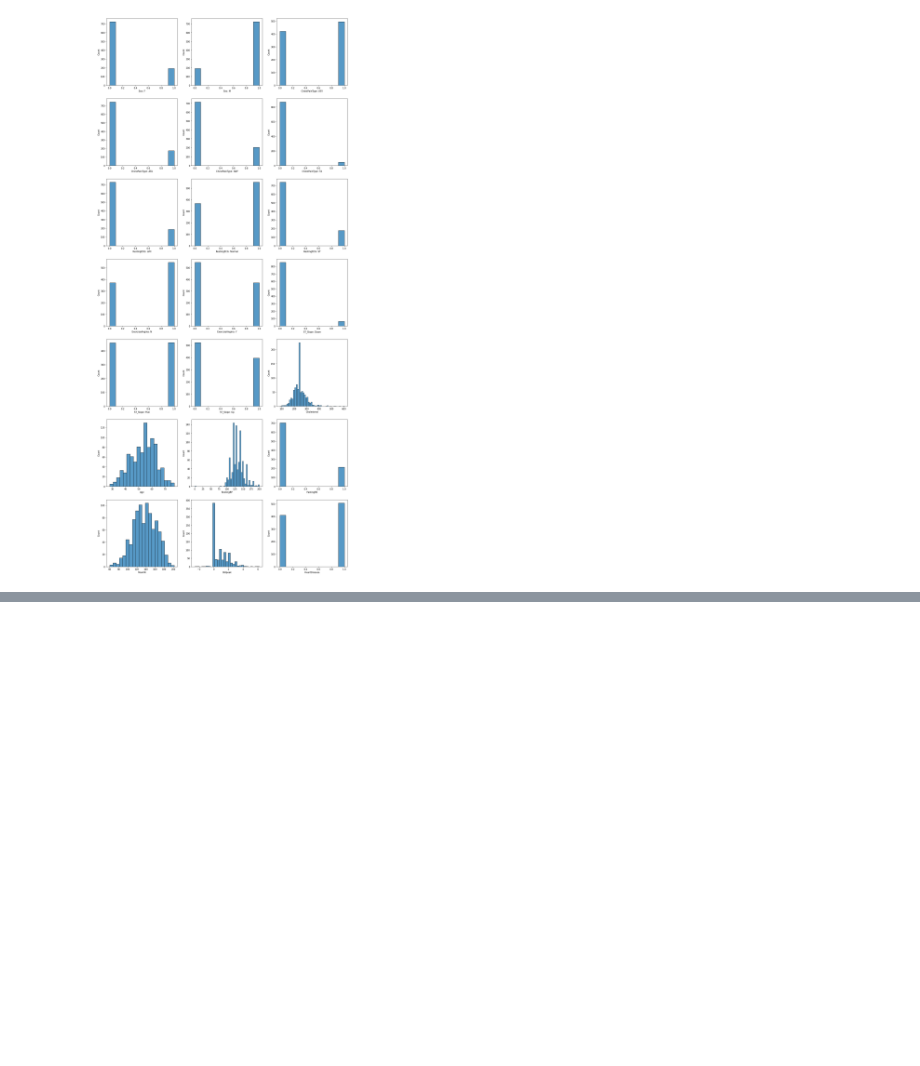
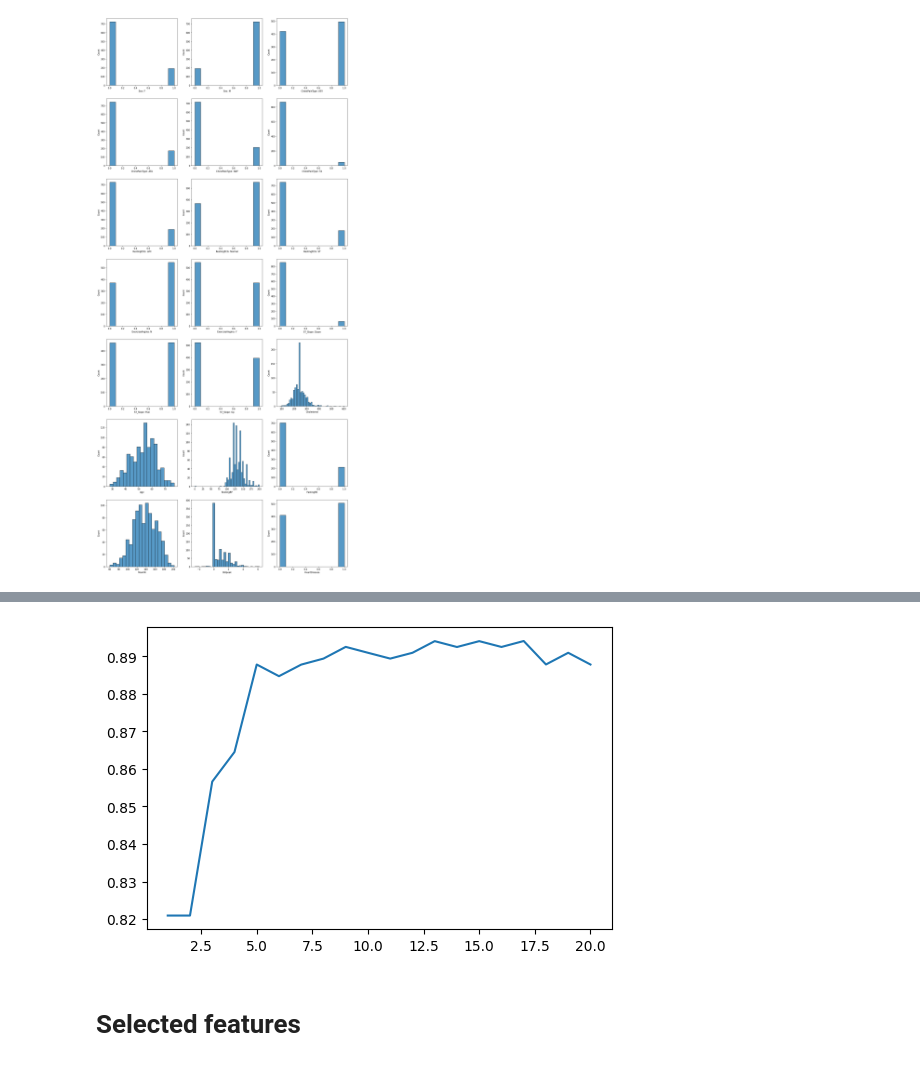
Before and after one commit to Gabriel-Stella/Heart_Failure, a Jupyter notebook: Heart_failure.ipynb, the cells around one changed output, grey strips where cells are left out. Drawn from its saved outputs; the diff is of its cells as text; code cells hidden in the pictures; blank space fills up the shorter version.

```diff
--- a/Heart_failure.ipynb
+++ b/Heart_failure.ipynb
@@ -297,3 +297,8 @@ np.random.seed(None)
 
 # Train-Test Splitting
 X_train,X_test,y_train,y_test = X[train_index],X[test_index],y[train_index],y[test_index]
+
+# Scaling for regularization
+sc_X = MinMaxScaler()
+X_train_sc = sc_X.fit_transform(X_train)
+X_test_sc = sc_X.transform(X_test)
@@ -299,0 +520,11 @@ X_train,X_test,y_train,y_test = X[train_index],X[test_index],y[train_index],y[te
+# %%
+from mlxtend.feature_selection import SequentialFeatureSelector as sfs
+# Best model Feature Selector
+xgb_class = Best_model['XGBoost']
+
+########################### Loop ####################################
+# Forward Selection
+sfs1 = sfs(xgb_class,k_features=1,forward=False,verbose=12,scoring='accuracy')
+# Forward Feature Selection
+X_train_sc_features = sfs1.fit_transform(X_train_sc,y_train)
+X_test_sc_features = sfs1.transform(X_test_sc)
@@ -299,0 +549,4 @@ X_train,X_test,y_train,y_test = X[train_index],X[test_index],y[train_index],y[te
+# %%
+# Performance (cross-validation) for each number of features
+feature_selection = pd.DataFrame(sfs1.subsets_).T
+feature_selection
@@ -299,0 +571,9 @@ X_train,X_test,y_train,y_test = X[train_index],X[test_index],y[train_index],y[te
+# %%
+# Features plot cross-validation average score
+fig = plt.figure(dpi = 100)
+plt.plot(feature_selection['avg_score'])
+plt.show()
+# %% [output]
+[figure, added]
+# %% [markdown]
+# **Selected features**
```
Also changed, not shown: parts of 10 cells of this notebook, 2 other files.
